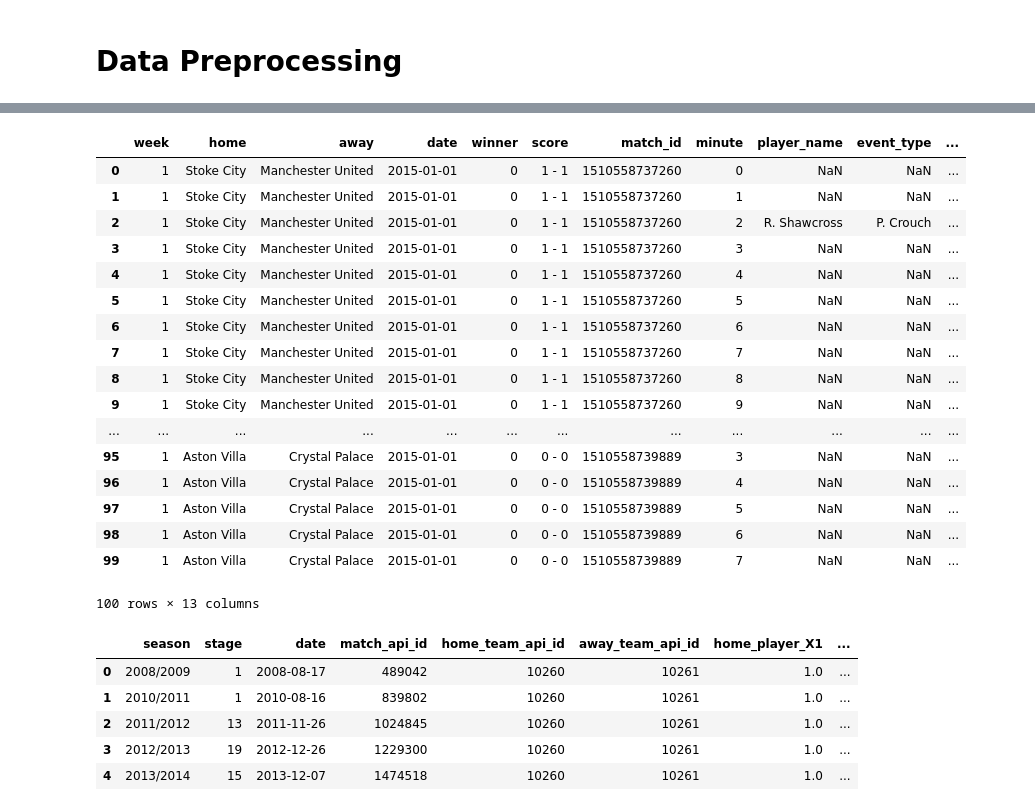
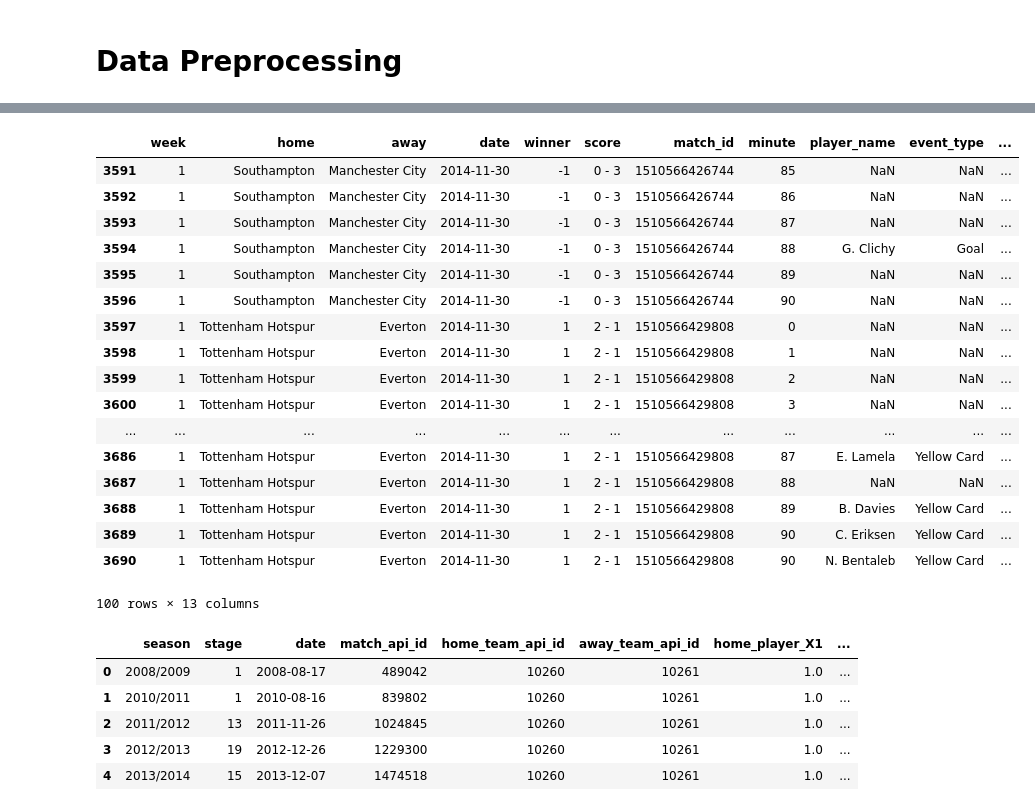
Before and after one commit to jay-z007/CSE519-2017-111463646, a Jupyter notebook: Project/exploration.ipynb, the cells around one changed output, grey strips where cells are left out. Cells and saved outputs as stored; diff of their text form; code cells hidden in the pictures.

```diff
--- a/Project/exploration.ipynb
+++ b/Project/exploration.ipynb
@@ -103,9 +104,9 @@ def parse_time(date):
     date = pd.datetime.strptime(date, '%Y-%m-%d %H:%M:%S')
     return date.strftime('%m/%d/%y')
 # %%
-event_data = pd.read_csv("./data/event_data.csv")
-line_up = pd.read_csv("./data/lineup.csv")
-match_data = pd.read_csv("./data/match_data.csv")
+event_data = pd.read_csv("./data/event_data3.csv")
+line_up = pd.read_csv("./data/lineup3.csv")
+match_data = pd.read_csv("./data/match_data3.csv")
 
 match_data['date'] = pd.to_datetime(match_data['date'],format='%m/%d/%y')
 
@@ -261,25 +244,25 @@ team = pd.read_sql_query("SELECT * from Team",conn)
 player_attr = pd.read_sql_query("SELECT * from Player_Attributes",conn)
 team_attr = pd.read_sql_query("SELECT * from Team_Attributes",conn)
 # %%
-minute_data.head(100)
+minute_data.tail(100)
 # %% [output]
 |  | week | home | away | date | winner | score | match_id | minute | player_name | event_type | ... |
-| 0 | 1 | Stoke City | Manchester United | 2015-01-01 | 0 | 1 - 1 | 1510558737260 | 0 | NaN | NaN | ... |
-| 1 | 1 | Stoke City | Manchester United | 2015-01-01 | 0 | 1 - 1 | 1510558737260 | 1 | NaN | NaN | ... |
-| 2 | 1 | Stoke City | Manchester United | 2015-01-01 | 0 | 1 - 1 | 1510558737260 | 2 | R. Shawcross | P. Crouch | ... |
-| 3 | 1 | Stoke City | Manchester United | 2015-01-01 | 0 | 1 - 1 | 1510558737260 | 3 | NaN | NaN | ... |
-| 4 | 1 | Stoke City | Manchester United | 2015-01-01 | 0 | 1 - 1 | 1510558737260 | 4 | NaN | NaN | ... |
-| 5 | 1 | Stoke City | Manchester United | 2015-01-01 | 0 | 1 - 1 | 1510558737260 | 5 | NaN | NaN | ... |
-| 6 | 1 | Stoke City | Manchester United | 2015-01-01 | 0 | 1 - 1 | 1510558737260 | 6 | NaN | NaN | ... |
-| 7 | 1 | Stoke City | Manchester United | 2015-01-01 | 0 | 1 - 1 | 1510558737260 | 7 | NaN | NaN | ... |
-| 8 | 1 | Stoke City | Manchester United | 2015-01-01 | 0 | 1 - 1 | 1510558737260 | 8 | NaN | NaN | ... |
-| 9 | 1 | Stoke City | Manchester United | 2015-01-01 | 0 | 1 - 1 | 1510558737260 | 9 | NaN | NaN | ... |
+| 3591 | 1 | Southampton | Manchester City | 2014-11-30 | -1 | 0 - 3 | 1510566426744 | 85 | NaN | NaN | ... |
+| 3592 | 1 | Southampton | Manchester City | 2014-11-30 | -1 | 0 - 3 | 1510566426744 | 86 | NaN | NaN | ... |
+| 3593 | 1 | Southampton | Manchester City | 2014-11-30 | -1 | 0 - 3 | 1510566426744 | 87 | NaN | NaN | ... |
+| 3594 | 1 | Southampton | Manchester City | 2014-11-30 | -1 | 0 - 3 | 1510566426744 | 88 | G. Clichy | Goal | ... |
+| 3595 | 1 | Southampton | Manchester City | 2014-11-30 | -1 | 0 - 3 | 1510566426744 | 89 | NaN | NaN | ... |
+| 3596 | 1 | Southampton | Manchester City | 2014-11-30 | -1 | 0 - 3 | 1510566426744 | 90 | NaN | NaN | ... |
+| 3597 | 1 | Tottenham Hotspur | Everton | 2014-11-30 | 1 | 2 - 1 | 1510566429808 | 0 | NaN | NaN | ... |
+| 3598 | 1 | Tottenham Hotspur | Everton | 2014-11-30 | 1 | 2 - 1 | 1510566429808 | 1 | NaN | NaN | ... |
+| 3599 | 1 | Tottenham Hotspur | Everton | 2014-11-30 | 1 | 2 - 1 | 1510566429808 | 2 | NaN | NaN | ... |
+| 3600 | 1 | Tottenham Hotspur | Everton | 2014-11-30 | 1 | 2 - 1 | 1510566429808 | 3 | NaN | NaN | ... |
 | ... | ... | ... | ... | ... | ... | ... | ... | ... | ... | ... | ... |
-| 95 | 1 | Aston Villa | Crystal Palace | 2015-01-01 | 0 | 0 - 0 | 1510558739889 | 3 | NaN | NaN | ... |
-| 96 | 1 | Aston Villa | Crystal Palace | 2015-01-01 | 0 | 0 - 0 | 1510558739889 | 4 | NaN | NaN | ... |
-| 97 | 1 | Aston Villa | Crystal Palace | 2015-01-01 | 0 | 0 - 0 | 1510558739889 | 5 | NaN | NaN | ... |
-| 98 | 1 | Aston Villa | Crystal Palace | 2015-01-01 | 0 | 0 - 0 | 1510558739889 | 6 | NaN | NaN | ... |
-| 99 | 1 | Aston Villa | Crystal Palace | 2015-01-01 | 0 | 0 - 0 | 1510558739889 | 7 | NaN | NaN | ... |
+| 3686 | 1 | Tottenham Hotspur | Everton | 2014-11-30 | 1 | 2 - 1 | 1510566429808 | 87 | E. Lamela | Yellow Card | ... |
+| 3687 | 1 | Tottenham Hotspur | Everton | 2014-11-30 | 1 | 2 - 1 | 1510566429808 | 88 | NaN | NaN | ... |
+| 3688 | 1 | Tottenham Hotspur | Everton | 2014-11-30 | 1 | 2 - 1 | 1510566429808 | 89 | B. Davies | Yellow Card | ... |
+| 3689 | 1 | Tottenham Hotspur | Everton | 2014-11-30 | 1 | 2 - 1 | 1510566429808 | 90 | C. Eriksen | Yellow Card | ... |
+| 3690 | 1 | Tottenham Hotspur | Everton | 2014-11-30 | 1 | 2 - 1 | 1510566429808 | 90 | N. Bentaleb | Yellow Card | ... |
 100 rows × 13 columns
 # %%
 # league
```
Also changed, not shown: parts of 8 cells of this notebook.
